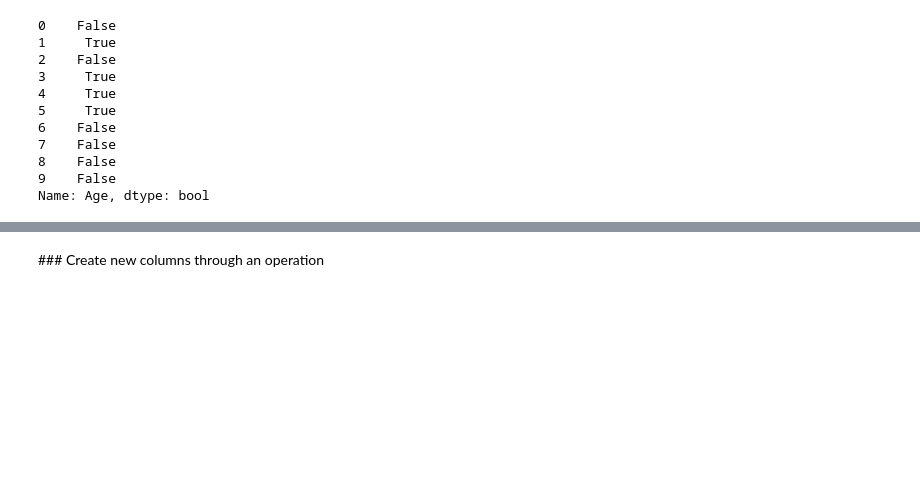
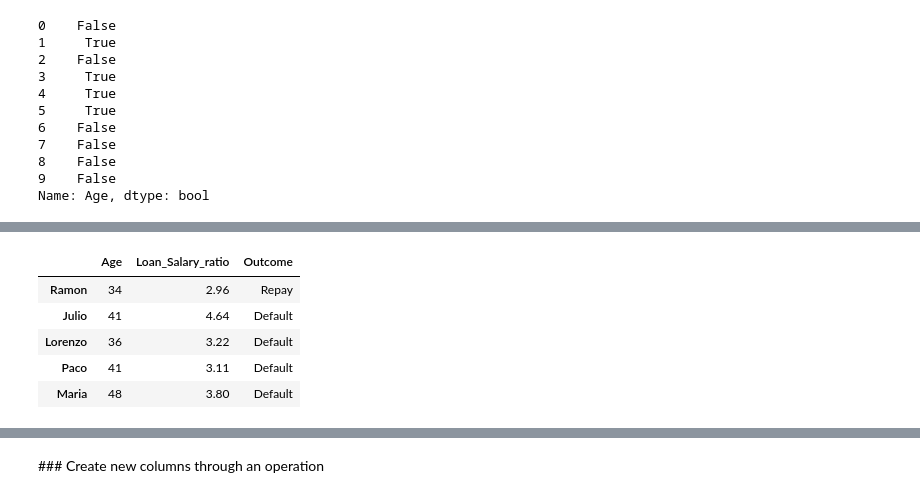
Before and after one commit to pepebonet/Introduction_Python, a Jupyter notebook: scripts/Introduction_to_Pandas.ipynb, the cells around one changed output, grey strips where cells are left out. Cells and saved outputs as stored; diff of their text form; code cells hidden in the pictures; blank space fills up the shorter version.

```diff
--- a/scripts/Introduction_to_Pandas.ipynb
+++ b/scripts/Introduction_to_Pandas.ipynb
@@ -191,0 +200,9 @@ df_age_40.head()
+# %%
+new_df.head()
+# %% [output]
+|  | Age | Loan_Salary_ratio | Outcome |
+| Ramon | 34 | 2.96 | Repay |
+| Julio | 41 | 4.64 | Default |
+| Lorenzo | 36 | 3.22 | Default |
+| Paco | 41 | 3.11 | Default |
+| Maria | 48 | 3.80 | Default |
```
Also changed, not shown: parts of 27 cells of this notebook.
